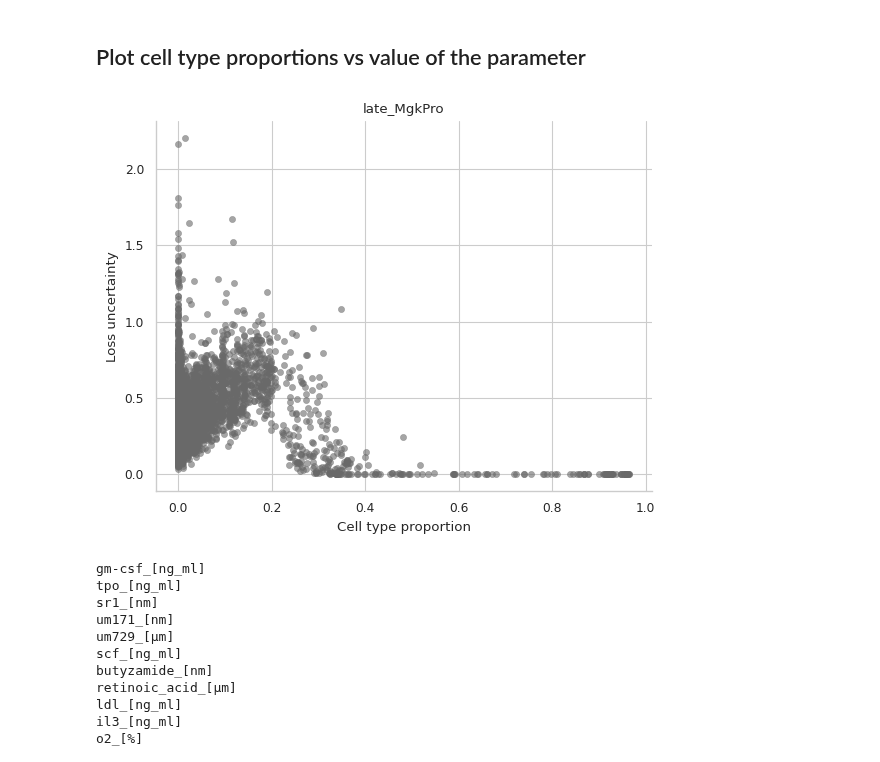
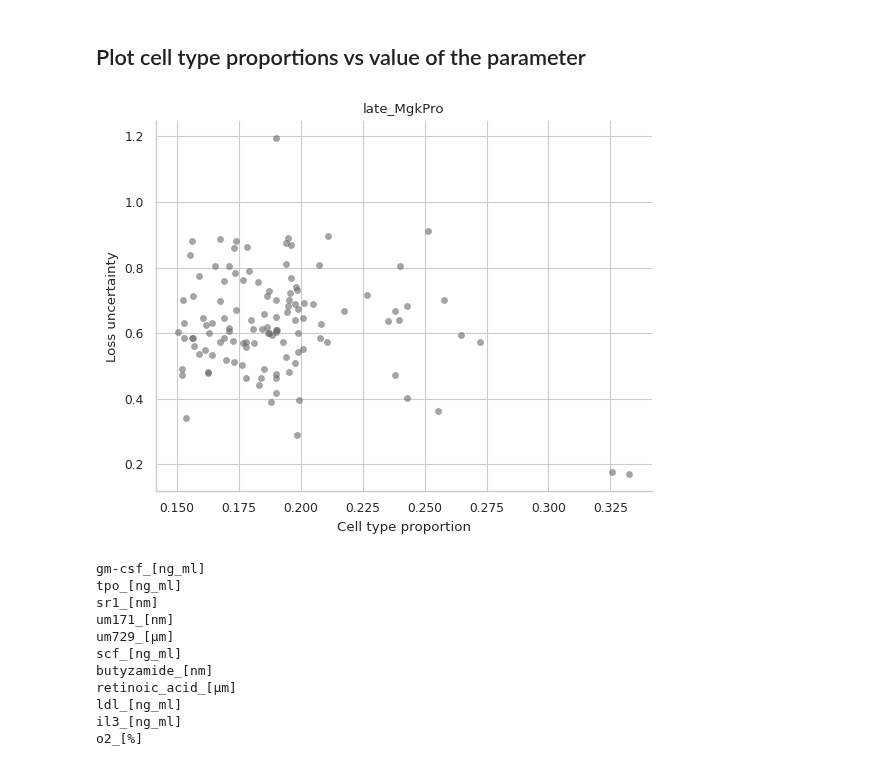
Before and after one commit to theislab/LabCompass-reproducibility, a Jupyter notebook: inverse/loss_guidance/notebooks/post_process_results/bloodplus_protocol_analysis/analyze_and_plot_uncertainty_old_measurements.ipynb, the cells around one changed output. Cells and saved outputs as stored; diff of their text form; code cells hidden in the pictures.

```diff
--- a/inverse/loss_guidance/notebooks/post_process_results/bloodplus_protocol_analysis/analyze_and_plot_uncertainty_old_measurements.ipynb
+++ b/inverse/loss_guidance/notebooks/post_process_results/bloodplus_protocol_analysis/analyze_and_plot_uncertainty_old_measurements.ipynb
@@ -75,7 +91,7 @@ Only 4 types were optimized
 cell_types = ["late_MgkPro"]
 # %%
 # Cell type fractions
-celltype_fraction = {"late_MgkPro": 0.01}
+celltype_fraction = {"late_MgkPro": 0.15}
 
 columns_of_interest = [
     'gm-csf_[ng_ml]',
@@ -164,24 +180,24 @@ for cell_type in filtered_df:
 ## Plot cell type proportions vs value of the parameter
 # %%
 sns.set(style="whitegrid", context="paper")
-df_plot = pure_cell_type_solution_dict_concat["late_MgkPro"].reset_index(drop=True)
+df_plot = filtered_df["late_MgkPro"].reset_index(drop=True)
 
 ax = sns.scatterplot(
     data=df_plot,
     x=f"late_MgkPro_prop",
     y="uncertainty_loss",
     color="dimgray",
     legend=False,
     s=20,
     alpha=0.6,
     edgecolor=None
 )
 
 ax.set_title(cell_type)
 ax.set_xlabel("Cell type proportion")
 ax.set_ylabel("Loss uncertainty")
 
 sns.despine(ax=ax)
 # %% [output]
-[figure, old version]
+[figure, new version]
 # %%
```
Also changed, not shown: parts of 18 cells of this notebook, 8 other files.
